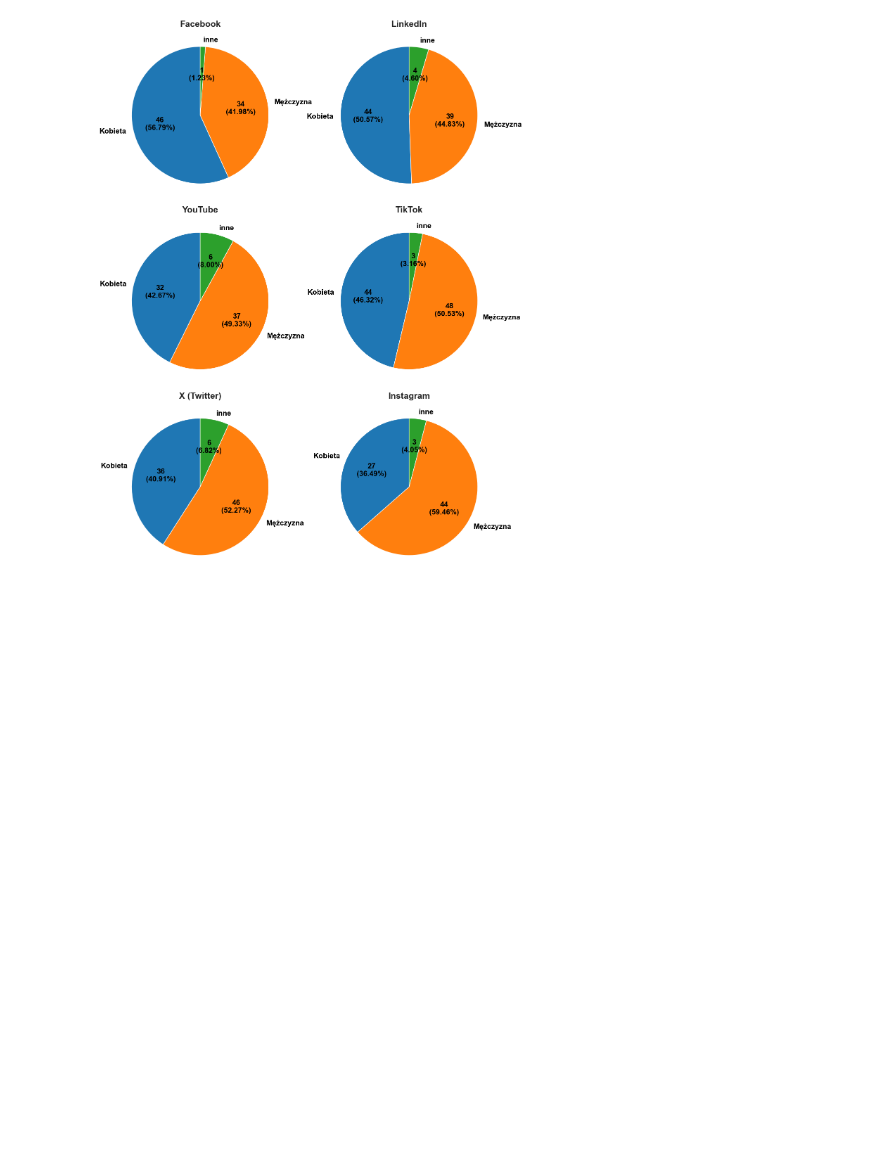
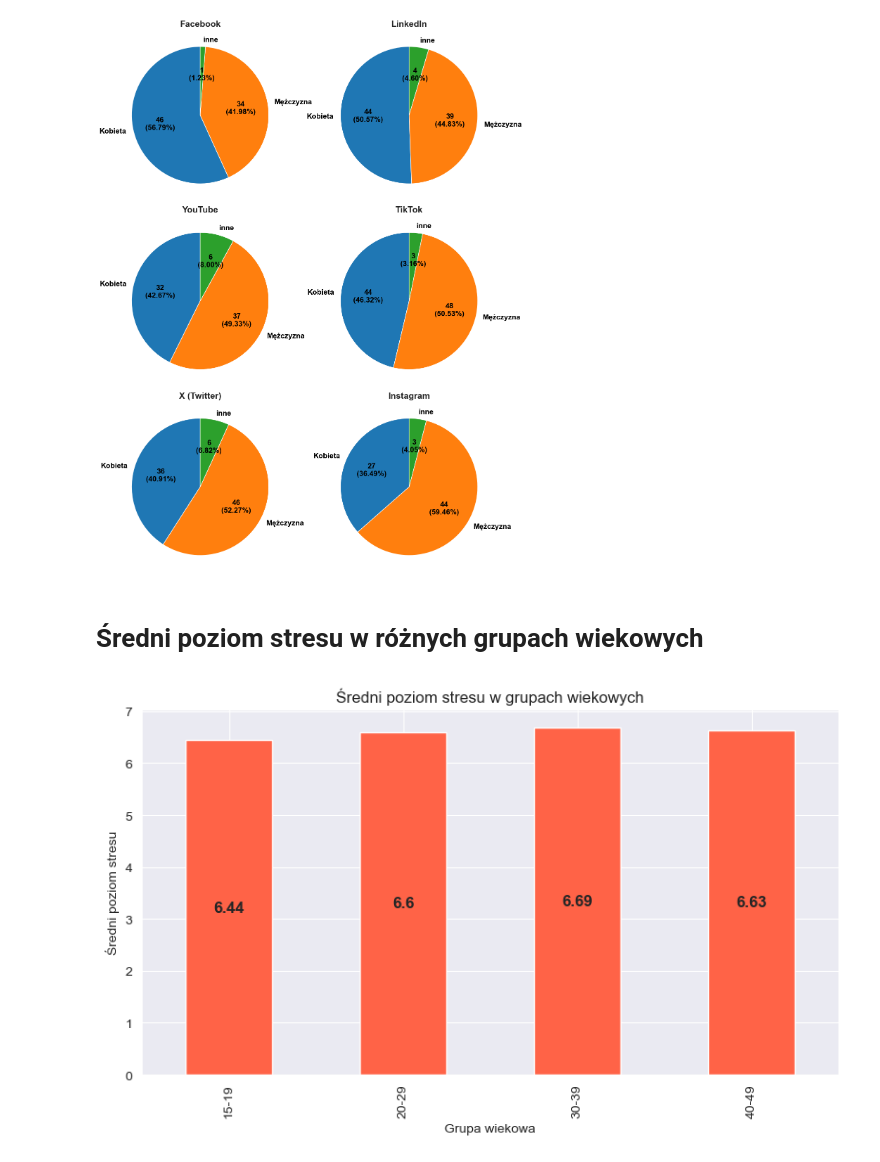
Before and after one commit to Grzywocz-W/Mental_health_and_social_media_analysis, a Jupyter notebook: Mental_Health_analysis.ipynb, the cells around one changed output. Cells and saved outputs as stored; diff of their text form; code cells hidden in the pictures; blank space fills up the shorter version.

```diff
--- a/Mental_Health_analysis.ipynb
+++ b/Mental_Health_analysis.ipynb
@@ -414,3 +419,25 @@ plt.tight_layout()
 plt.show()
 # %% [output]
 [figure]
+# %% [markdown]
+# Średni poziom stresu w różnych grupach wiekowych
+# %%
+ages = df['Wiek']
+
+bins = [14, 19, 29, 39, 49]
+labels = ['15-19','20-29','30-39','40-49']
+df['_grupa_wiekowa'] = pd.cut(ages, bins=bins, labels=labels)
+
+agg = df.groupby('_grupa_wiekowa')['Poziom_stresu'].mean()
+
+plt.figure(figsize=(8,5))
+agg.plot(kind='bar', color='tomato')
+plt.title("Średni poziom stresu w grupach wiekowych")
+plt.xlabel("Grupa wiekowa")
+plt.ylabel("Średni poziom stresu")
+for i, val in enumerate(agg.values):
+    plt.text(i, val/2, str(round(val,2)), ha='center', va='center', fontsize=12, fontweight='bold')
+plt.tight_layout()
+plt.show()
+# %% [output]
+[figure, added]
```
Also changed, not shown: parts of 14 cells of this notebook, 1 other file.
